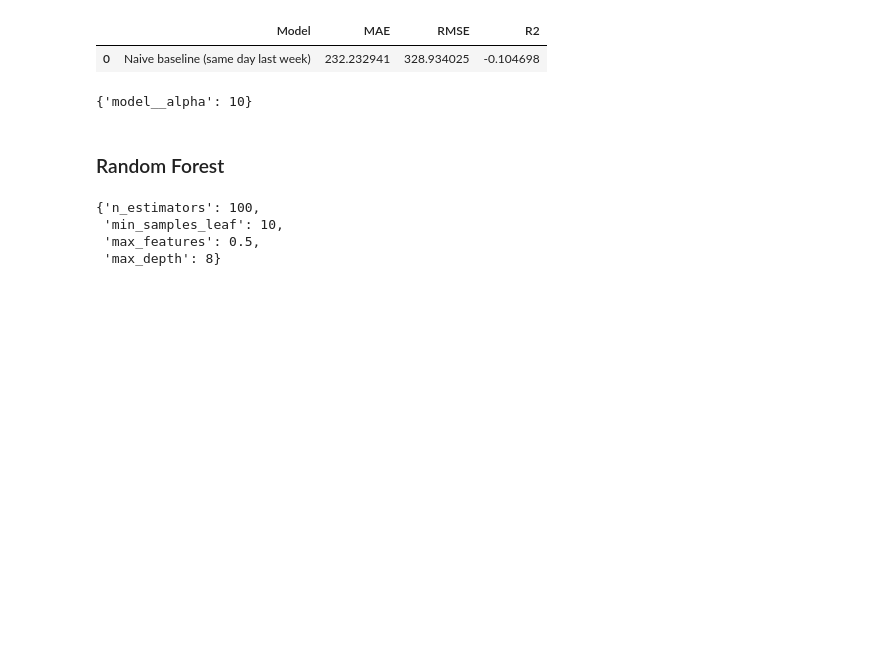
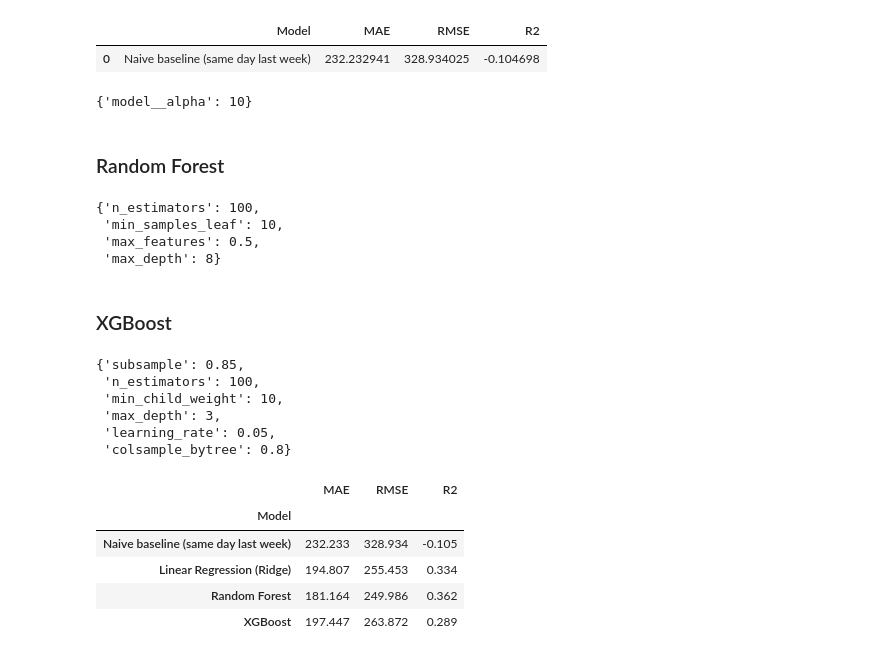
Before and after one commit to 2026150-hash/stratgy_ca3, a Jupyter notebook: ca3_stratgy_s2.ipynb, the cells around one changed output. Cells and saved outputs as stored; diff of their text form; code cells hidden in the pictures; blank space fills up the shorter version.

```diff
--- a/ca3_stratgy_s2.ipynb
+++ b/ca3_stratgy_s2.ipynb
@@ -649,3 +636,27 @@ rf_search.best_params_
 # I used this code to keep the best Random Forest model and test it on the test set
 rf_best = rf_search.best_estimator_
 results.append(evaluate(y_test, rf_best.predict(X_test), 'Random Forest'))
+# %% [markdown]
+### XGBoost
+# %%
+# I used this code to train an XGBoost model and tune its main hyperparameters
+# (number of trees, learning rate, depth, and the part of rows and features used by each tree)
+xgb_params = {'n_estimators': [100, 200, 400],
+              'learning_rate': [0.02, 0.05, 0.1],
+              'max_depth': [2, 3, 4, 5],
+              'subsample': [0.7, 0.85, 1.0],
+              'colsample_bytree': [0.6, 0.8, 1.0],
+              'min_child_weight': [1, 5, 10]}
+
+xgb_search = RandomizedSearchCV(XGBRegressor(random_state=42, n_jobs=-1), xgb_params,
+                                n_iter=20, cv=tscv, scoring='neg_mean_absolute_error',
+                                random_state=42, n_jobs=-1)
+xgb_search.fit(X_train, y_train)
+xgb_search.best_params_
+# %% [output]
+{'subsample': 0.85,
+ 'n_estimators': 100,
+ 'min_child_weight': 10,
+ 'max_depth': 3,
+ 'learning_rate': 0.05,
+ 'colsample_bytree': 0.8}
@@ -651,0 +667,11 @@ results.append(evaluate(y_test, rf_best.predict(X_test), 'Random Forest'))
+# %%
+# I used this code to put the results of all the models in one table
+results_df = pd.DataFrame(results).set_index('Model').round(3)
+results_df
+# %% [output]
+|  | MAE | RMSE | R2 |
+| Model |  |  |  |
+| Naive baseline (same day last week) | 232.233 | 328.934 | -0.105 |
+| Linear Regression (Ridge) | 194.807 | 255.453 | 0.334 |
+| Random Forest | 181.164 | 249.986 | 0.362 |
+| XGBoost | 197.447 | 263.872 | 0.289 |
```
Also changed, not shown: parts of 6 cells of this notebook, 1 other file.
